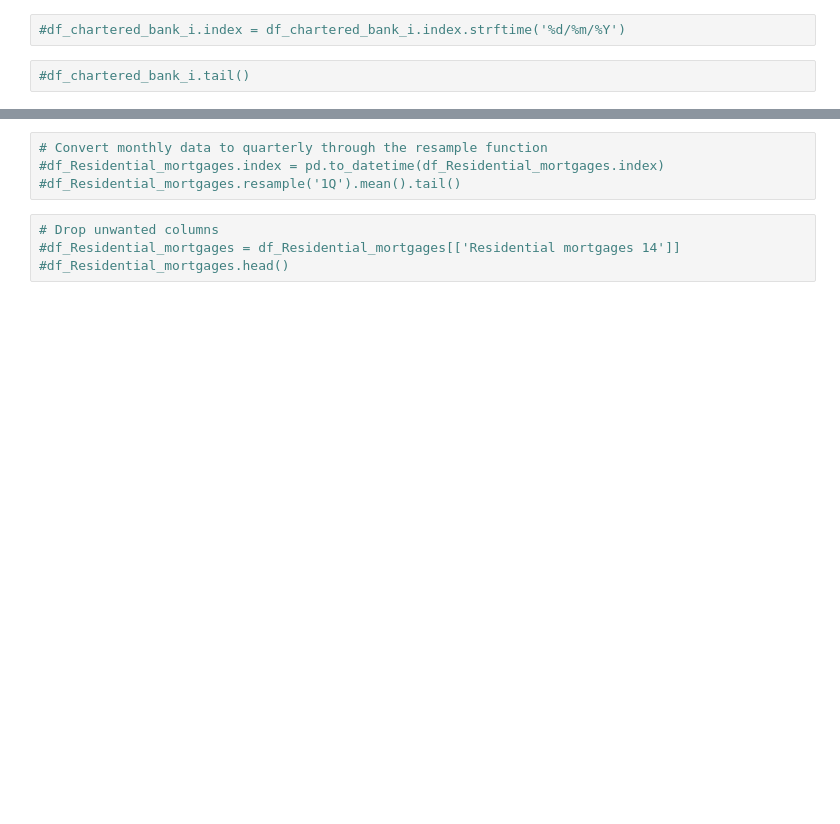
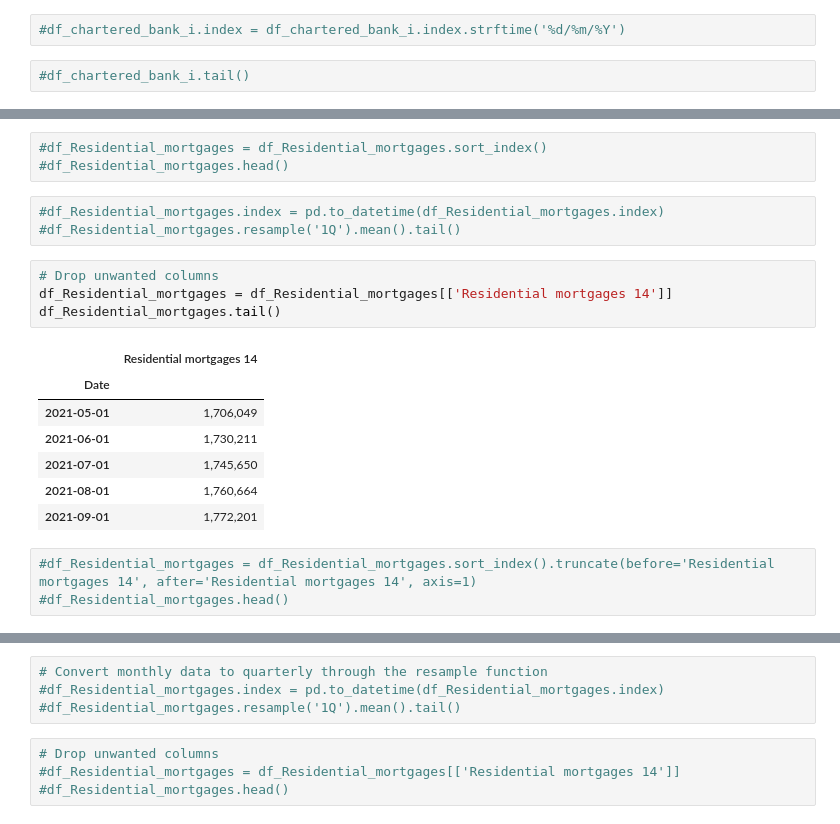
Before and after one commit to benjaminweymouth/Housing-Market-Forecasting-Time-Series-Analysis, a Jupyter notebook: Python Code/Qualitative_Multivariate Time Series.ipynb, the cells around one changed output, grey strips where cells are left out. Cells and saved outputs as stored; diff of their text form; blank space fills up the shorter version.

```diff
--- a/Python Code/Qualitative_Multivariate Time Series.ipynb
+++ b/Python Code/Qualitative_Multivariate Time Series.ipynb
@@ -59,0 +76,21 @@ df_Residential_mortgages.head()
+# %%
+#df_Residential_mortgages = df_Residential_mortgages.sort_index()
+#df_Residential_mortgages.head()
+# %%
+#df_Residential_mortgages.index = pd.to_datetime(df_Residential_mortgages.index)
+#df_Residential_mortgages.resample('1Q').mean().tail()
+# %%
+# Drop unwanted columns
+df_Residential_mortgages = df_Residential_mortgages[['Residential mortgages 14']]
+df_Residential_mortgages.tail()
+# %% [output]
+|  | Residential mortgages 14 |
+| Date |  |
+| 2021-05-01 | 1,706,049 |
+| 2021-06-01 | 1,730,211 |
+| 2021-07-01 | 1,745,650 |
+| 2021-08-01 | 1,760,664 |
+| 2021-09-01 | 1,772,201 |
+# %%
+#df_Residential_mortgages = df_Residential_mortgages.sort_index().truncate(before='Residential mortgages 14', after='Residential mortgages 14', axis=1)
+#df_Residential_mortgages.head()
```
Also changed, not shown: parts of 11 cells of this notebook, 1 other file.
